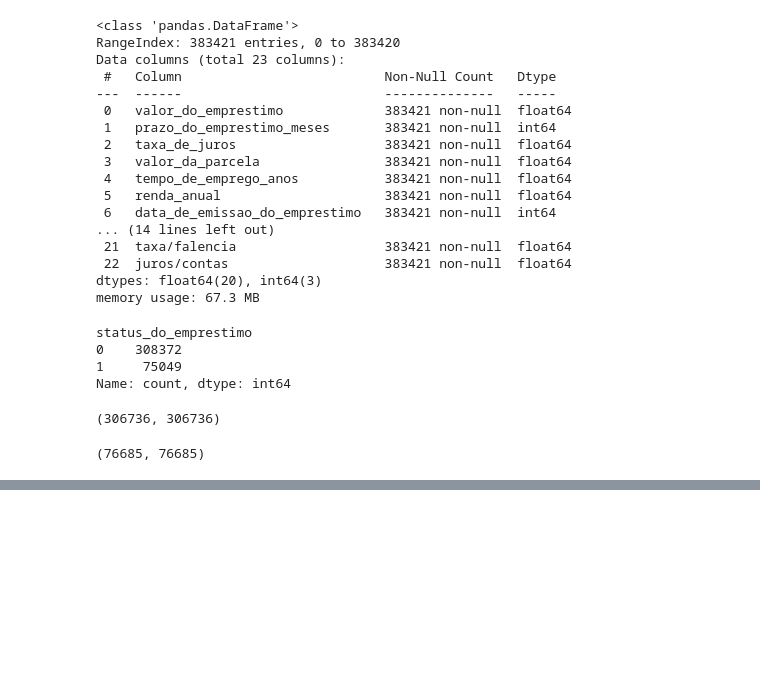
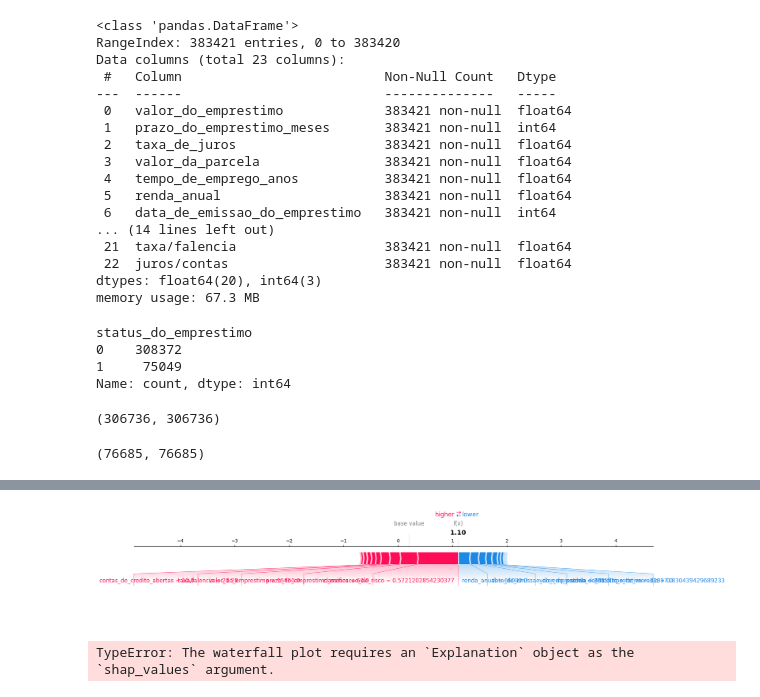
Before and after one commit to ericgoncalvesaraujo-rgb/predicao-risco-credito, a Jupyter notebook: criacao_modelo.ipynb, the cells around one changed output, grey strips where cells are left out. Saved outputs shown, nothing was run; the diff lists cells and outputs as text; code cells hidden in the pictures; blank space fills up the shorter version.

```diff
--- a/criacao_modelo.ipynb
+++ b/criacao_modelo.ipynb
@@ -314,0 +470,8 @@ array([[38469, 23206],
+# %%
+grafico_forca = shap.force_plot(explaned.expected_value, shap_values[1], x_test.iloc[0,:], matplotlib=True)
+# %% [output]
+[figure, added]
+# %%
+grafico_waterfall = shap.waterfall_plot(shap_values)
+# %% [output]
+TypeError: The waterfall plot requires an `Explanation` object as the `shap_values` argument.
```
Also changed, not shown: parts of 29 cells of this notebook.
